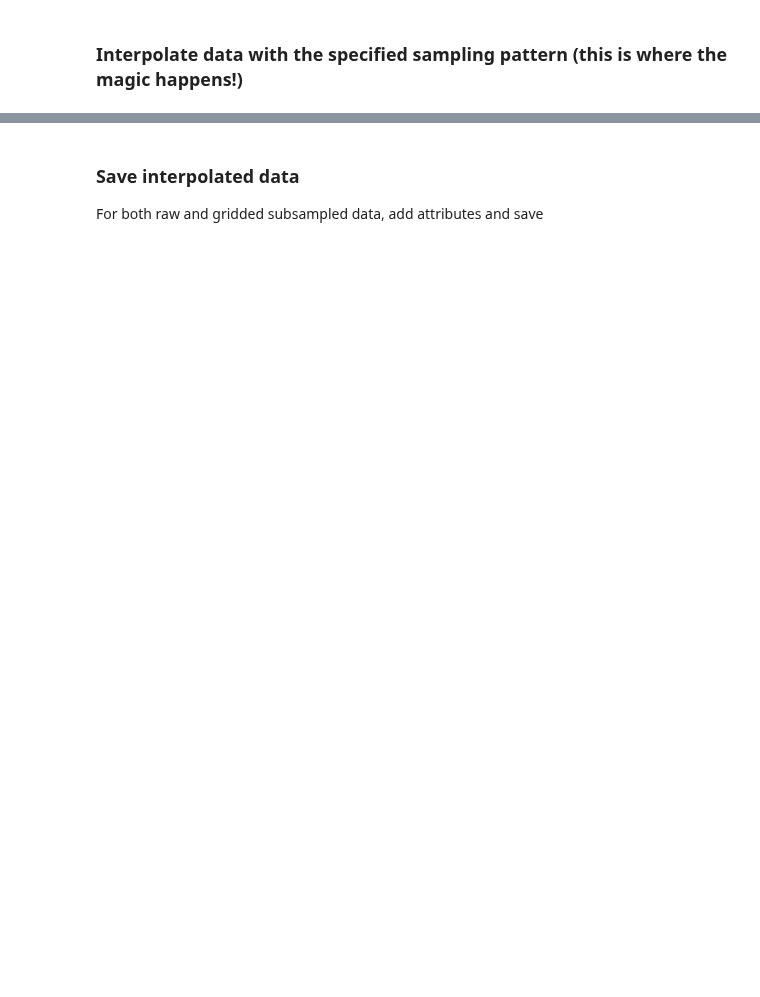
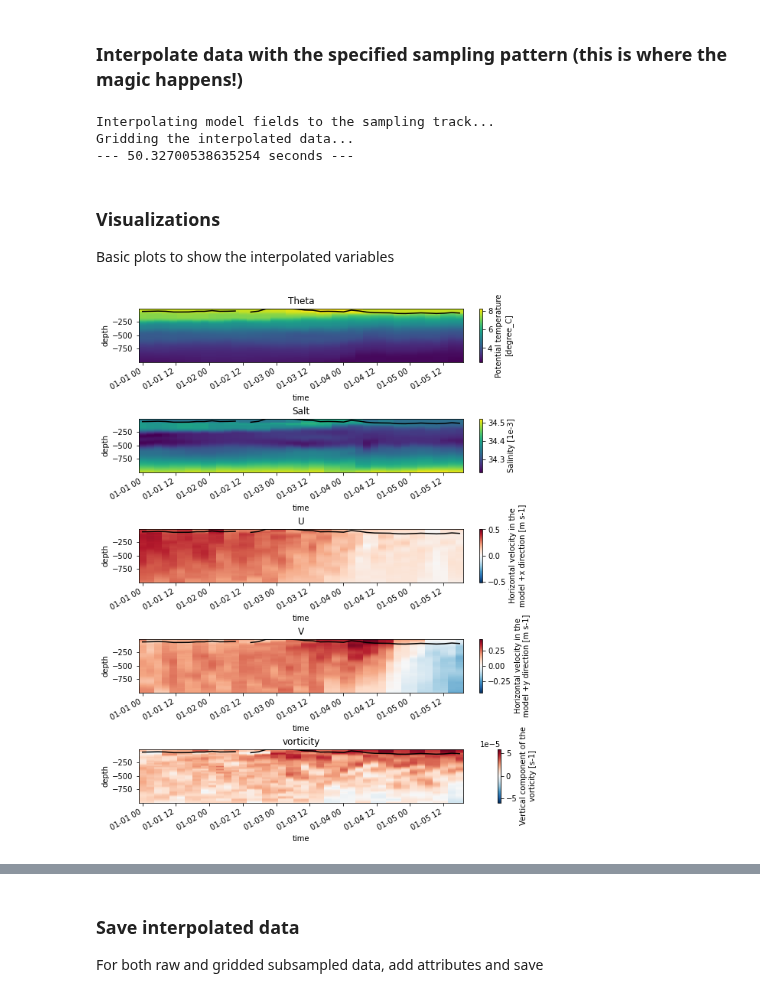
Before and after one commit to kdrushka/model-subsampling, a Jupyter notebook: testing/osse_code.ipynb, the cells around one changed output, grey strips where cells are left out. Cells and saved outputs as stored; diff of their text form; code cells hidden in the pictures; blank space fills up the shorter version.

```diff
--- a/testing/osse_code.ipynb
+++ b/testing/osse_code.ipynb
@@ -161,11 +169,36 @@ plt.xlim([start_date + datetime.timedelta(days=0), start_date + datetime.timedel
 # %%
 del sys.modules['osse_tools']
 from osse_tools import survey_interp, get_survey_track
-
+start_time = time.time()
 subsampled_data, sgridded = survey_interp(ds, survey_track, survey_indices)
+print("--- %s seconds ---" % (time.time() - start_time))
 
 
 # for i in tqdm(range(100)):
 #     subsampled_data, sgridded = survey_interp(ds, survey_track, survey_indices)
 #     sleep(0.02)
 # TO DO - for mooring / long time series, is it faster to directly interp?
+# %% [output]
+Interpolating model fields to the sampling track...
+Gridding the interpolated data...
+--- 50.32700538635254 seconds ---
+# %% [markdown]
+### Visualizations
+
+Basic plots to show the interpolated variables
+# %%
+# 3d fields
+vbls3d = ['Theta','Salt','U','V','vorticity']
+ylim = [min(sgridded.depth), max(sgridded.depth)]
+# ylim = [-200, -1]
+
+nr = len(vbls3d) # # of rows
+fig,ax=plt.subplots(nr,figsize=(8,10),constrained_layout=True)
+
+
+for j in range(nr):
+    sgridded[vbls3d[j]].plot(ax=ax[j], ylim=ylim)
+    ax[j].plot(sgridded.time.data, -sgridded.KPPhbl.data, c='k')
+    ax[j].set_title(vbls3d[j])
+# %% [output]
+[figure, added]
```
Also changed, not shown: parts of 16 cells of this notebook, 3 other files.
